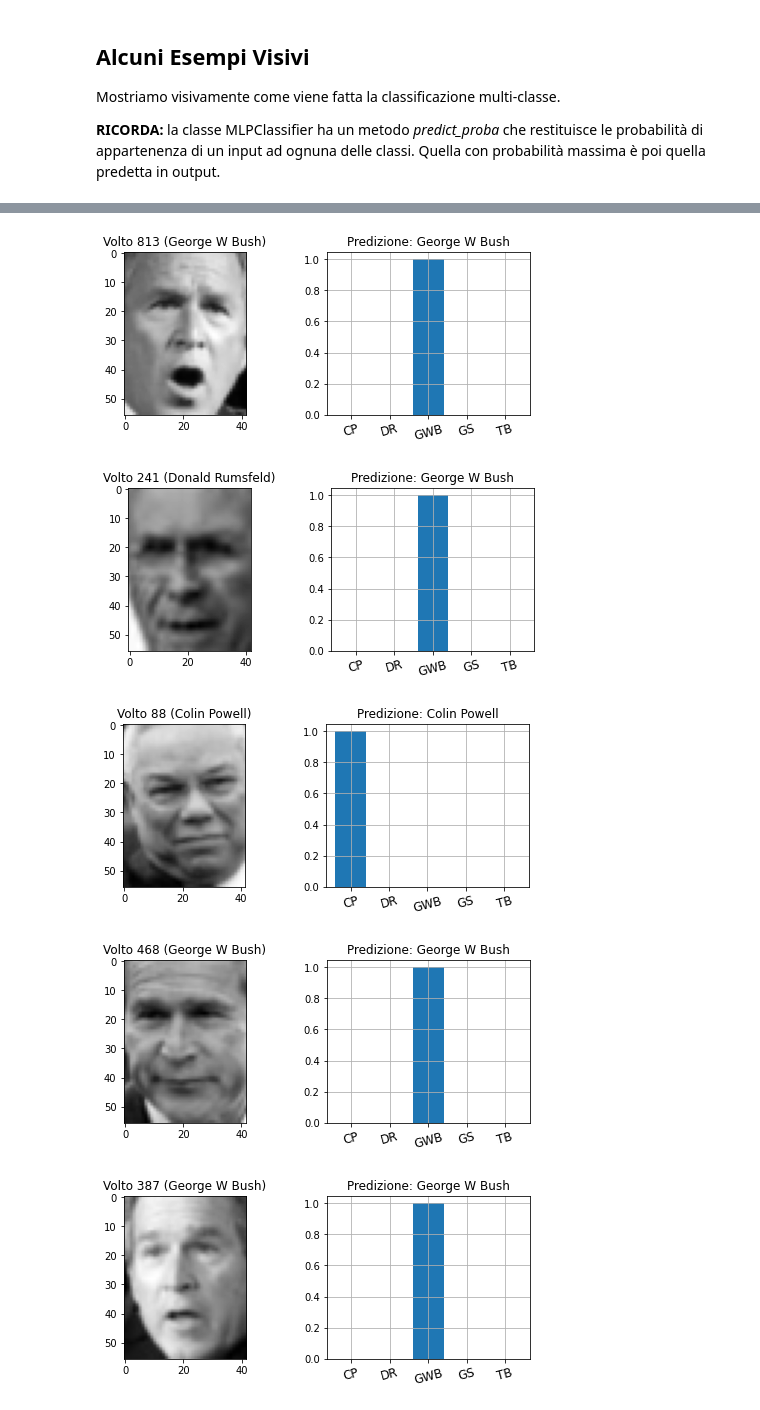
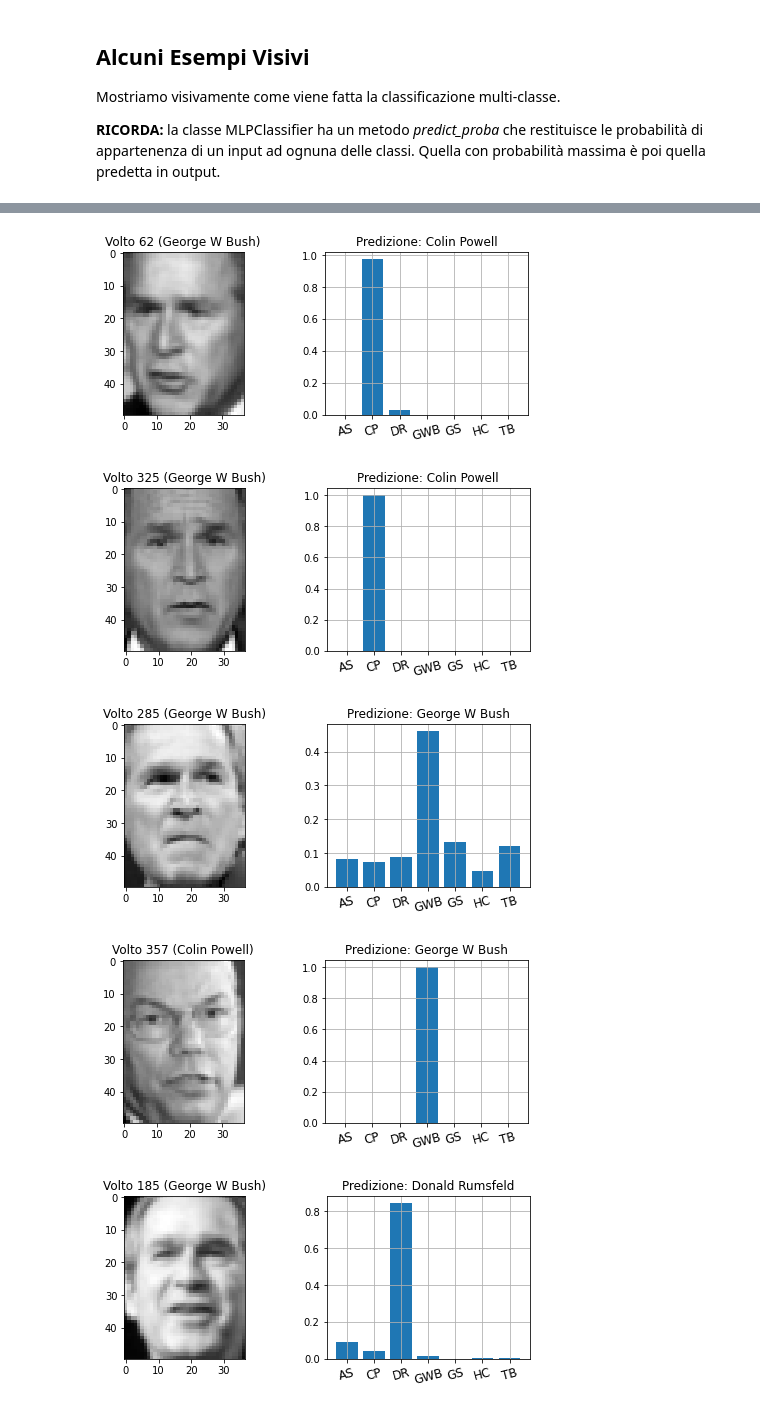
Before and after one commit to Edoxy/MIA, a Jupyter notebook: MLP.ipynb, the cells around one changed output, grey strips where cells are left out. Saved outputs shown, nothing was run; the diff lists cells and outputs as text; code cells hidden in the pictures.

Commit message:
File Python con analisi dati

```diff
--- a/MLP.ipynb
+++ b/MLP.ipynb
@@ -339,7 +339,7 @@ Importiamo il dataset $\mathcal{D}$ da scikit-learn e dividiamolo in $\mathcal{T
 
 **ESERCIZIO:** completare il codice nella cella seguente.
 # %%
-lfw_people = datasets.fetch_lfw_people(min_faces_per_person=100, resize=0.45)
+lfw_people = datasets.fetch_lfw_people(min_faces_per_person=70, resize=0.4)
 
 face_data = lfw_people['data']
 face_images = lfw_people['images']
@@ -352,7 +352,7 @@ face_targets = lfw_people['target']
 
 random_state = 20210527
 test_p = 0.5
-val_p = 0.2  # Percentuale di dati di X_trainval da usare come validation set
+val_p = 0.25  # Percentuale di dati di X_trainval da usare come validation set
 
 X_trainval, X_test, y_trainval, y_test = train_test_split(face_data, face_targets, test_size=test_p, random_state=random_state, shuffle=True)
 
@@ -402,14 +402,14 @@ Come parametri di addestramento, si utilizzino quelli qui indicati:
 # %%
 # Inizializzazione iper-parametri MLP
-hidden_layer_sizes = 1000
+hidden_layer_sizes = [256] * 5
 activation = 'relu'
-patience = 300
-max_epochs = 1000
+patience = 75
+max_epochs = 5000
 verbose = False
-batch_sz = 32
+batch_sz = 4
 
 # Inizializzazione MLP
-mlp = MLPClassifier(hidden_layer_sizes=hidden_layer_sizes, activation=activation, batch_size=batch_sz, max_iter=max_epochs, early_stopping=True, n_iter_no_change=patience, random_state=random_state ,validation_fraction=val_p)
+mlp = MLPClassifier(hidden_layer_sizes=hidden_layer_sizes, activation=activation, batch_size=batch_sz, max_iter=max_epochs, early_stopping=True, n_iter_no_change=patience, random_state=random_state ,validation_fraction=val_p, solver= 'adam')
 # %%
 # Addestramento MLP
 mlp.fit(X_trainval, y_trainval)
@@ -493,11 +500,11 @@ for name in face_tnames:
 # Selezione di "n_randsamples" volti random dal dataset
 
 n_randsamples = 25
-ind_test_rand = np.random.choice(len(face_targets), n_randsamples, replace=False)
+ind_test_rand = np.random.choice(len(y_test), n_randsamples, replace=False)
 
 # Matrice delle n_randsamples volti scelti (una riga, un volto)
-rand_faces = face_data[ind_test_rand, :]
-rand_targets = face_targets[ind_test_rand]
+rand_faces = X_test_old[ind_test_rand, :]
+rand_targets = y_test[ind_test_rand]
 
 # Decision Function per i volti random:
 rand_faces_decision = mlp.predict_proba(pca.transform(rand_faces))
@@ -530,5 +537,5 @@ plt.show()
-[figure, old version]
+[figure, new version]
-[figure, old version]
+[figure, new version]
-[figure, old version]
+[figure, new version]
-[figure, old version]
+[figure, new version]
-[figure, old version]
+[figure, new version]
```
Also changed, not shown: parts of 20 cells of this notebook, 4 other files.
